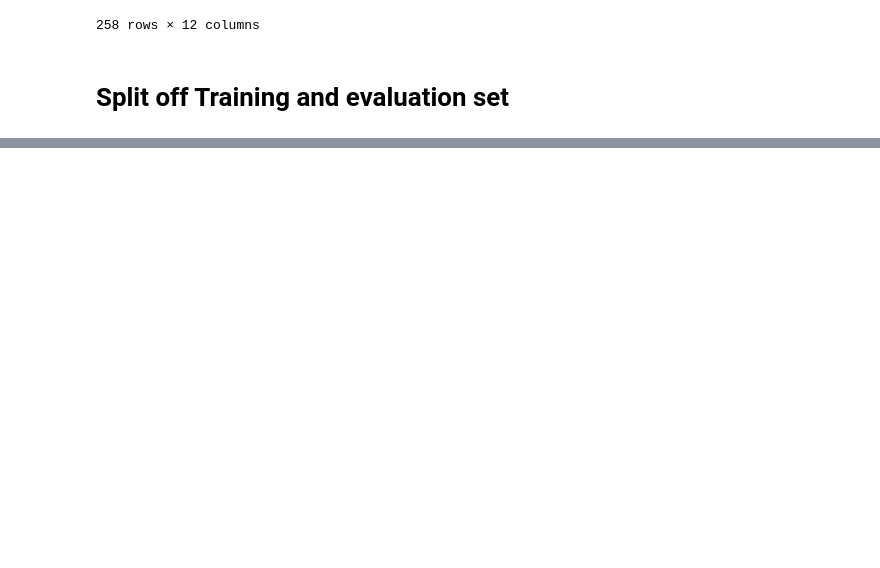
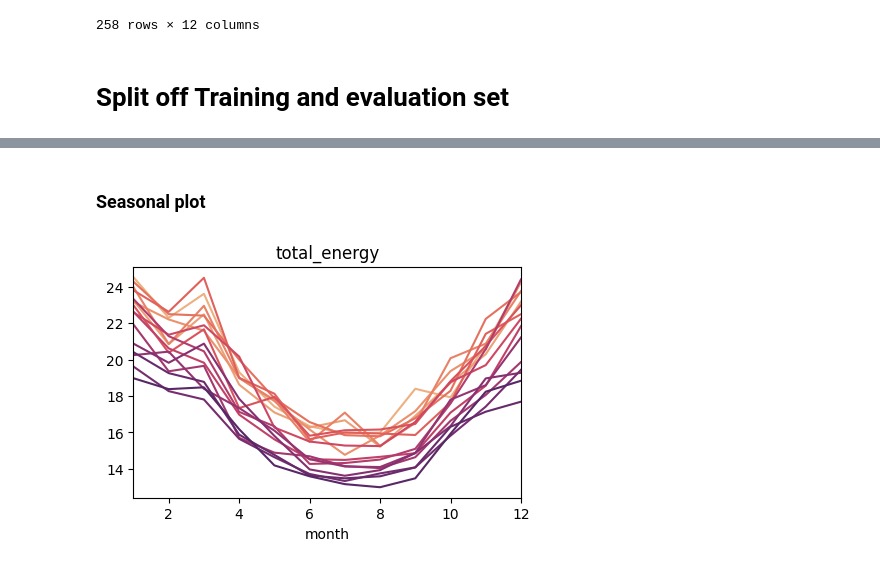
Before and after one commit to adin786/energy_forecast, a Jupyter notebook: notebooks/02_data exploration.ipynb, the cells around one changed output, grey strips where cells are left out. Saved outputs shown, nothing was run; the diff lists cells and outputs as text; code cells hidden in the pictures; blank space fills up the shorter version.

```diff
--- a/notebooks/02_data exploration.ipynb
+++ b/notebooks/02_data exploration.ipynb
@@ -141,0 +200,21 @@ x_test.to_csv(DATA_PROCESSED / 'x_test.csv')
+# %% [markdown]
+### Seasonal plot
+# %%
+# Add year and month cols
+y_train = (
+    y_train
+    .assign(year=lambda x: x.index.to_series().dt.year,
+            month=lambda x: x.index.to_series().dt.month)
+)
+
+# Seasonal plot for energy consumption
+fig, ax = plt.subplots(figsize=(5, 3))
+ax.set_xticks(list(range(0,13,2)))
+sns.lineplot(data=y_train, x='month', y='total_energy',
+             hue='year', ax=ax, palette='flare',
+             legend=None)
+ax.set_ylabel('')
+ax.set_xlim([1,12])
+ax.set_title('total_energy');
+# %% [output]
+[figure, added]
```
Also changed, not shown: parts of 38 cells of this notebook, 8 other files.
